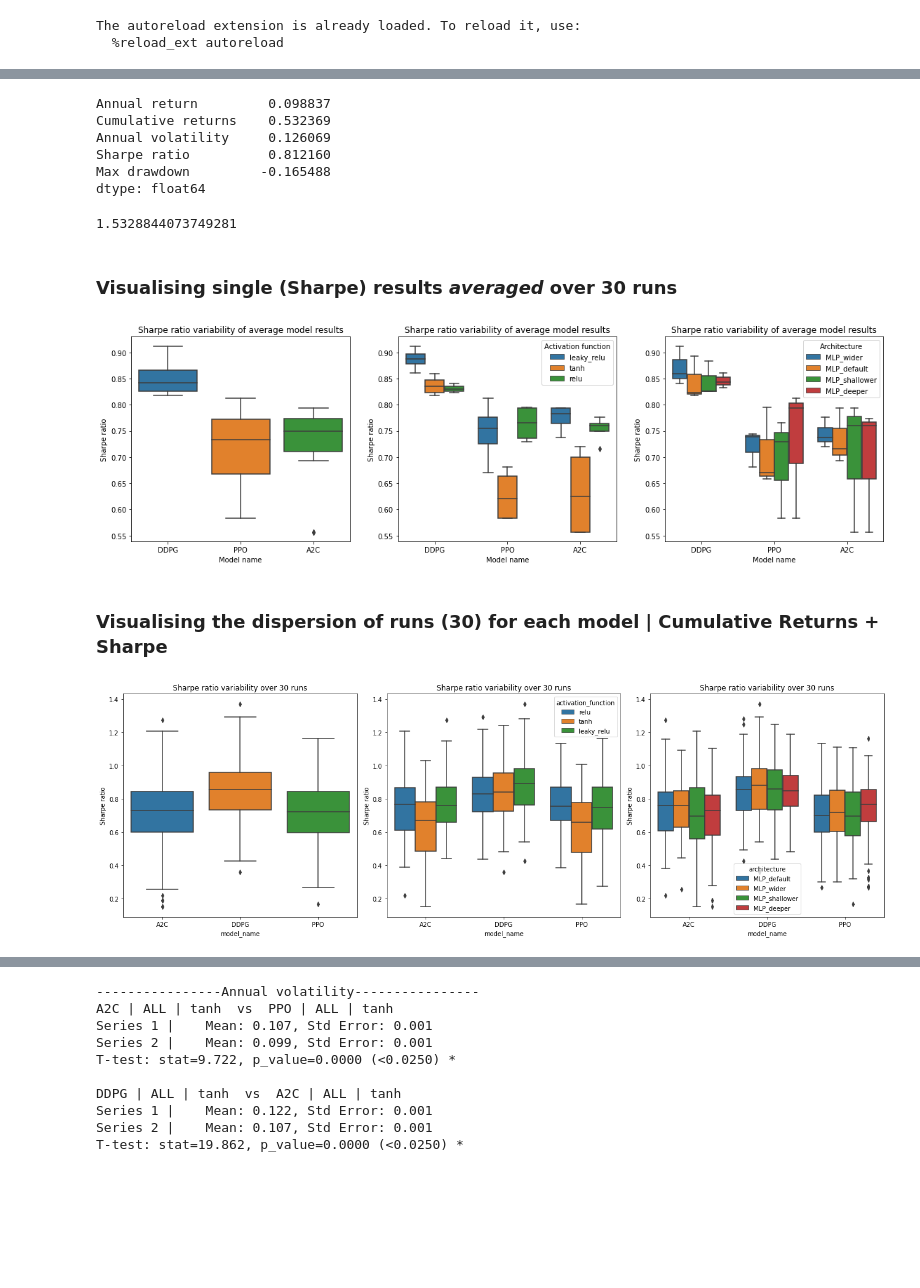
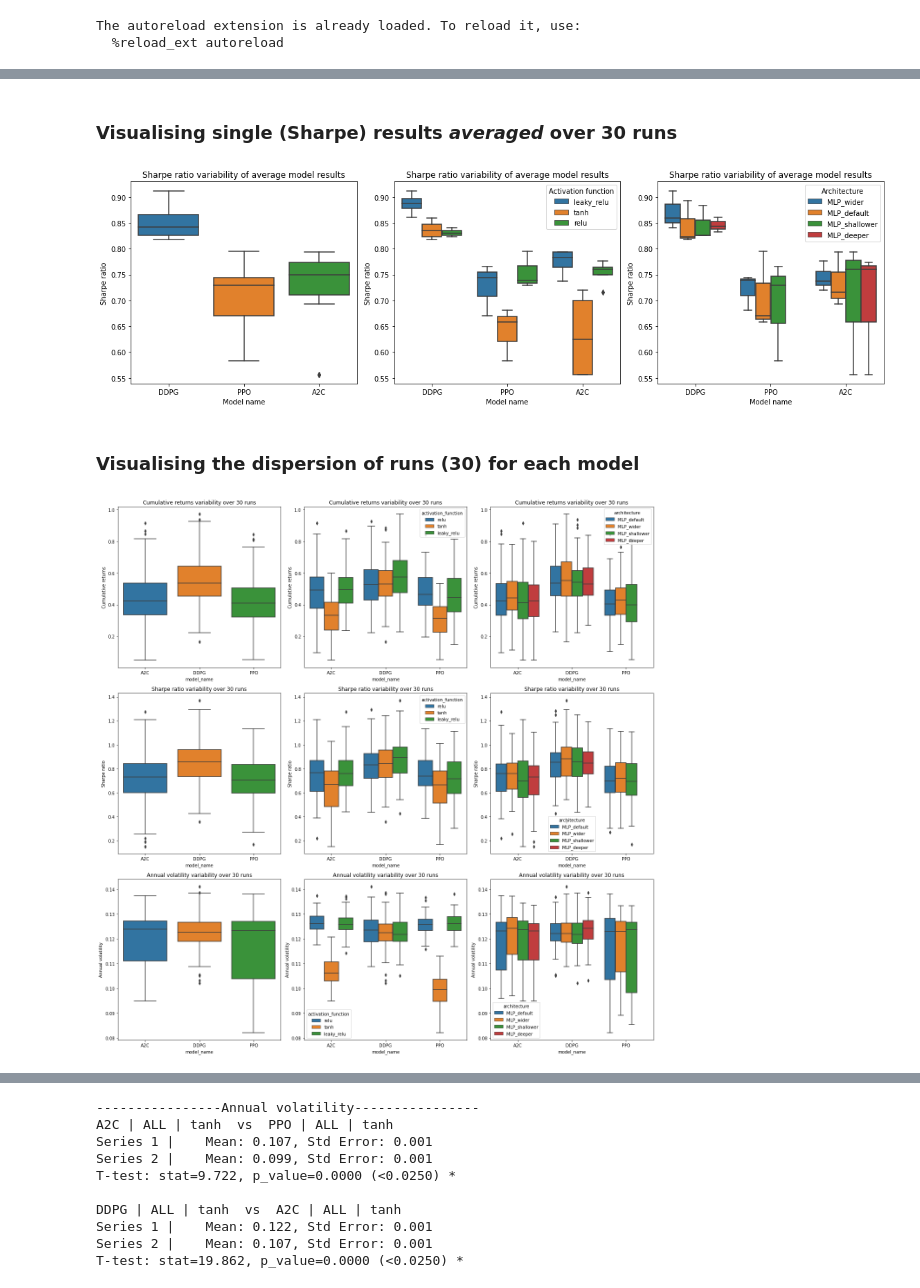
Before and after one commit to ar2679/thesis, a Jupyter notebook: Dissertation outputs.ipynb, the cells around one changed output, grey strips where cells are left out. Cells and saved outputs as stored; diff of their text form; code cells hidden in the pictures; blank space fills up the shorter version.

```diff
--- a/Dissertation outputs.ipynb
+++ b/Dissertation outputs.ipynb
@@ -39,8 +26,0 @@ If you depend on functionality not listed there, please file an issue.
-# %%
-unique_trade_dates = data[(data.datadate > 20151001) & (data.datadate <= 20200707)].datadate.unique()
-iter_num = 1197
-df = data
-rebalance_window = 63
-trading_data = data_split(df, start=unique_trade_dates[iter_num - rebalance_window], end=unique_trade_dates[iter_num] + 1)
-k =1
-pd.Series(trading_data.datadate.unique()[k:]).agg([min, max])
@@ -216,4 +179,0 @@ def calculate_average_stats(df):
-# %%
-plt.figure(figsize=(12, 8))
-combined_pivot = process_trading_results('test')
-combined_pivot[combined_pivot.index <= pd.to_datetime('2020-05-08', format='%Y-%m-%d')][1].plot()
@@ -223,19 +180,3 @@ combined_pivot[combined_pivot.index <= pd.to_datetime('2020-05-08', format='%Y-%
-# %%
-calculate_single_stats(combined_pivot.iloc[:, 1])
-all_stats = calculate_average_stats(combined_pivot)
-all_stats
-# %% [output]
-Annual return         0.098837
-Cumulative returns    0.532369
-Annual volatility     0.126069
-Sharpe ratio          0.812160
-Max drawdown         -0.165488
-dtype: float64
-# %%
-n = 1133 / 250
-(1 + all_stats.loc['Annual return'])**n
-# %% [output]
-1.5328844073749281
 # %% [markdown]
 ### Visualising single (Sharpe) results *averaged* over 30 runs
 # %%
@@ -319,7 +260,6 @@ results_df = pd.DataFrame(results).T.sort_values(by='Cumulative returns', ascend
 for col in results_df.columns[3:]:
     results_df[col] = results_df[col].astype(int if col == 'Turbulence threshold' else float)
 # %%
-import seaborn as sns
 fig, axs = plt.subplots(1, 3, figsize=(16, 5))
 axs = axs.flatten()
 title = 'Sharpe ratio variability of average model results'
@@ -328,33 +268,32 @@ sns.boxplot(data=results_df, x='Model name', y='Sharpe ratio', hue='Activation f
 sns.boxplot(data=results_df, x='Model name', y='Sharpe ratio', hue='Architecture', ax=axs[2]).set_title(title)
 plt.tight_layout()
 # %% [output]
-[figure, old version]
+[figure, new version]
 # %% [markdown]
-### Visualising the dispersion of runs (30) for each model | Cumulative Returns + Sharpe
+### Visualising the dispersion of runs (30) for each model
 # %%
-import seaborn as sns
-fig, axs = plt.subplots(1, 3, figsize=(18, 6))
+fig, axs = plt.subplots(3, 3, figsize=(18, 18))
 axs = axs.flatten()
 
-for n, col in enumerate(['Sharpe ratio']): #enumerate(['Cumulative returns', 'Sharpe ratio', 'Annual volatility']):
+for n, col in enumerate(['Cumulative returns', 'Sharpe ratio', 'Annual volatility']):
     run_df = (
         pd.DataFrame(run_stats).applymap(lambda x: float(x.loc[col].values[0]))
                             .T
                             .reset_index(drop=False)
                             .rename(columns={'index': 'model_long_name'})
     )
     run_df.insert(1, 'model_name', run_df['model_long_name'].str.split('_').str.get(0))
     run_df.insert(2, 'architecture', (run_df['model_long_name'].str.split('_').str[1:3]).str.join('_'))
     run_df.insert(3, 'activation_function', (run_df['model_long_name'].str.split('_').str[3:-1]).str.join('_'))
     run_df.insert(4, 'turbulence_threshold', run_df['model_long_name'].str.split('_').str[-1])
 
     run_df = pd.melt(run_df, id_vars=run_df.columns[:5], var_name='run_number', value_name=col)
 
     #title = 'Sharpe ratio' if n == 1 else 'Cumulative returns' + ' variability over 30 runs'
     title = col + ' variability over 30 runs'
     sns.boxplot(data=run_df, x='model_name', y=col, ax=axs[3 * n]).set_title(title)
     sns.boxplot(data=run_df, x='model_name', y=col, hue='activation_function', ax=axs[3 * n + 1]).set_title(title)
     sns.boxplot(data=run_df, x='model_name', y=col, hue='architecture', ax=axs[3 * n + 2]).set_title(title)
 plt.tight_layout()
 # %% [output]
-[figure, old version]
+[figure, new version]
```
Also changed, not shown: parts of 42 cells of this notebook, 2 other files.
